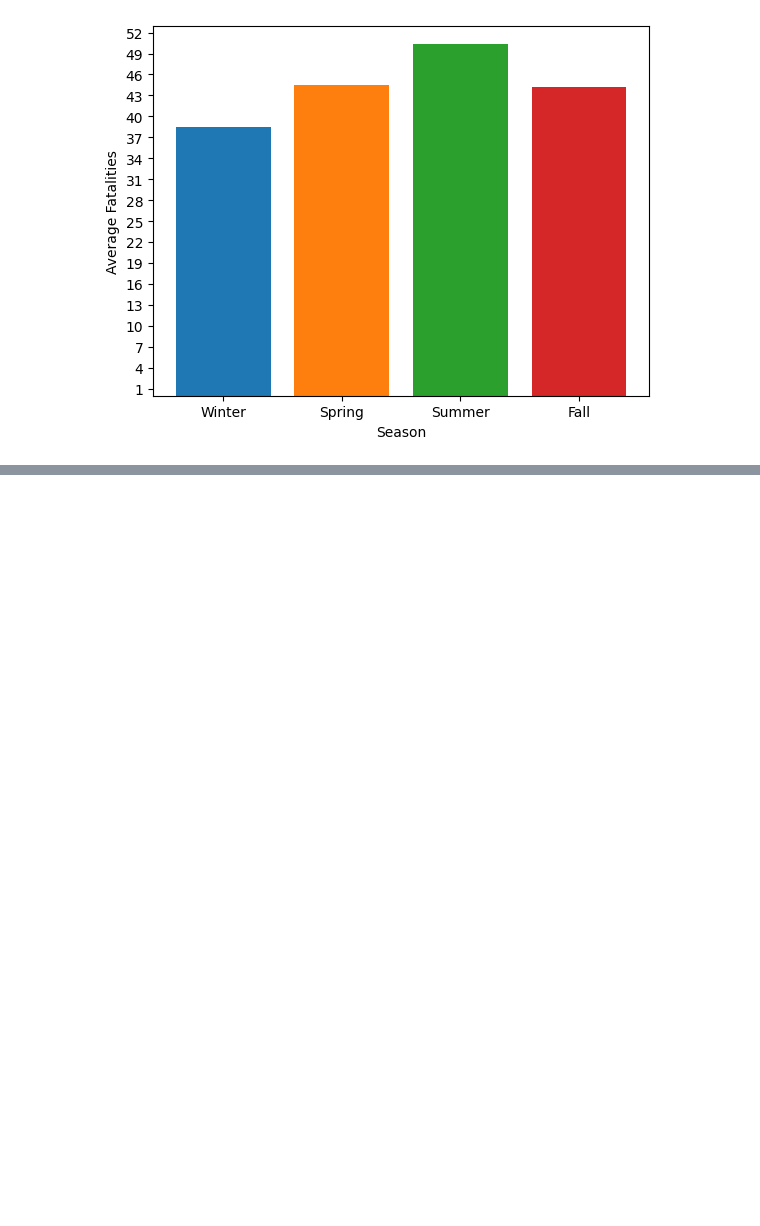
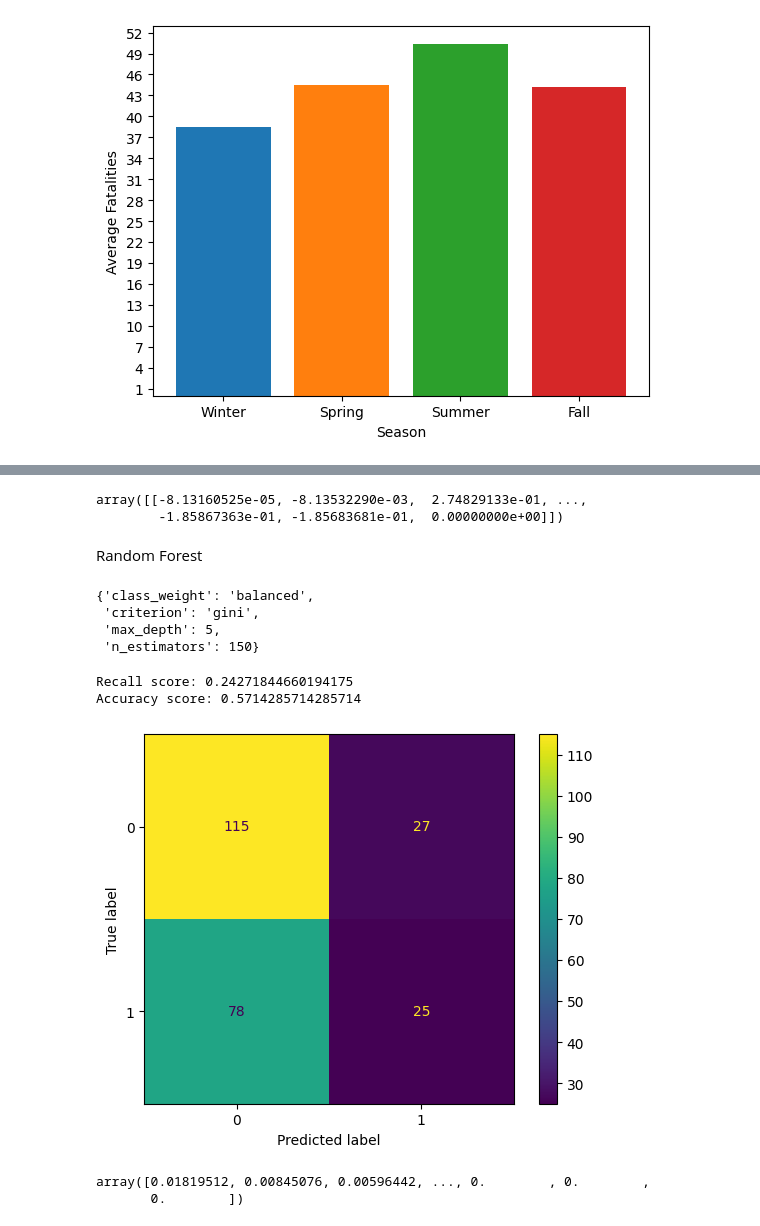
Before and after one commit to wavvyyi/test-repo, a Jupyter notebook: Seasonality_of_Aviation_Accidents.ipynb, the cells around one changed output, grey strips where cells are left out. Drawn from its saved outputs; the diff is of its cells as text; code cells hidden in the pictures; blank space fills up the shorter version.

```diff
--- a/Seasonality_of_Aviation_Accidents.ipynb
+++ b/Seasonality_of_Aviation_Accidents.ipynb
@@ -273,0 +318,44 @@ plt.show()
+# %%
+model.coef_
+# %% [output]
+array([[-8.13160525e-05, -8.13532290e-03,  2.74829133e-01, ...,
+        -1.85867363e-01, -1.85683681e-01,  0.00000000e+00]])
+# %% [markdown]
+Random Forest
+# %%
+params = {
+    'n_estimators': list(range(100, 160, 10)),
+    'max_depth': [None] + list(range(5, 11)),
+    'criterion': ['gini', 'entropy', 'log_loss'],
+    'class_weight': [None, 'balanced']
+}
+estimator = RandomForestClassifier(n_jobs = -1, random_state = 7)
+grid_search = GridSearchCV(estimator = estimator, param_grid = params, scoring = 'recall', n_jobs = -1)
+grid_search.fit(x_train, y_train)
+model = grid_search.best_estimator_
+pred = model.predict(x_test)
+
+grid_search.best_params_
+# %% [output]
+{'class_weight': 'balanced',
+ 'criterion': 'gini',
+ 'max_depth': 5,
+ 'n_estimators': 150}
+# %%
+print('Recall score:', recall_score(y_test, pred))
+print('Accuracy score:', accuracy_score(y_test, pred))
+# %% [output]
+Recall score: 0.24271844660194175
+Accuracy score: 0.5714285714285714
+# %%
+cm = confusion_matrix(y_test, pred)
+disp = ConfusionMatrixDisplay(cm)
+disp.plot()
+plt.show()
+# %% [output]
+[figure, added]
+# %%
+model.feature_importances_
+# %% [output]
+array([0.01819512, 0.00845076, 0.00596442, ..., 0.        , 0.        ,
+       0.        ])
```
Also changed, not shown: parts of 9 cells of this notebook.
